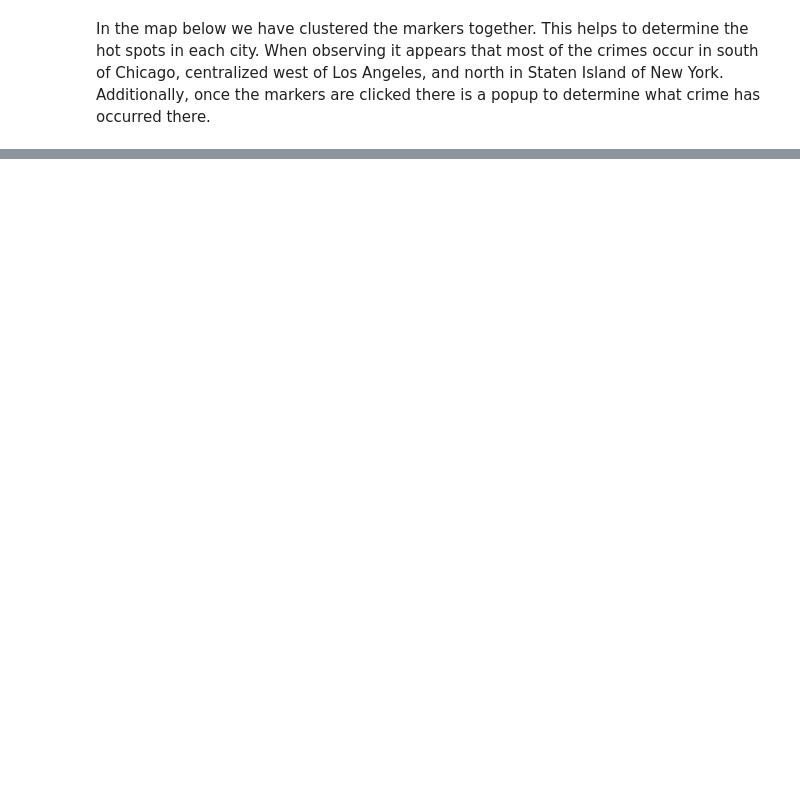
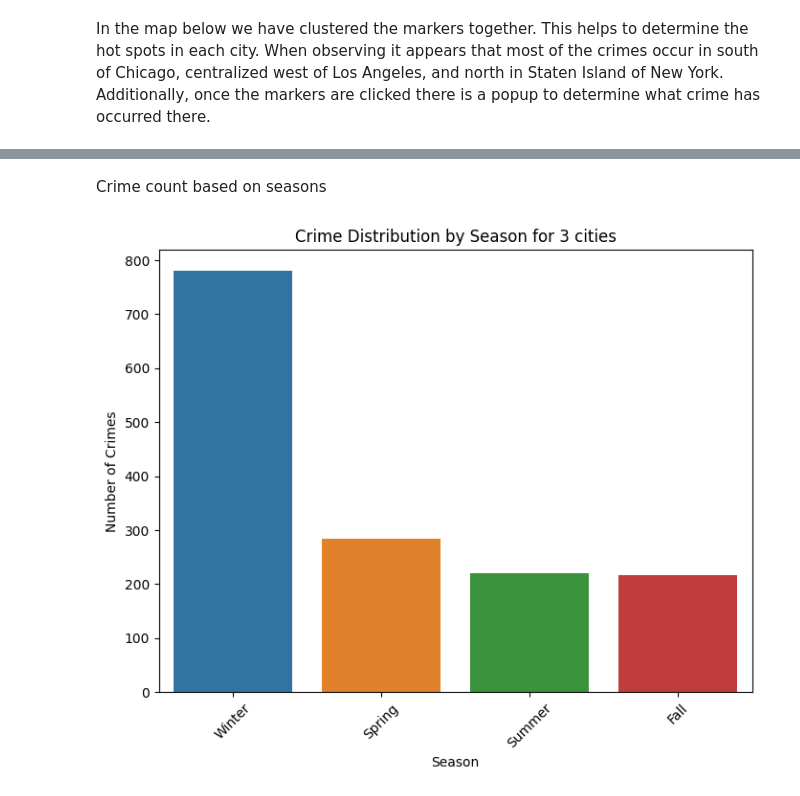
Before and after one commit to aya-rodgers97/Crime-Project-Tools-1, a Jupyter notebook: project_paper.ipynb, the cells around one changed output, grey strips where cells are left out. Saved outputs shown, nothing was run; the diff lists cells and outputs as text; code cells hidden in the pictures; blank space fills up the shorter version.

```diff
--- a/project_paper.ipynb
+++ b/project_paper.ipynb
@@ -378,0 +407,34 @@ la_map2
+# %% [markdown]
+Crime count based on seasons
+# %%
+data = combined_df
+
+# Convert 'Date' column to datetime format
+data['Date'] = pd.to_datetime(data['Date'], errors='coerce')
+
+# Extract month from the date
+data['Month'] = data['Date'].dt.month
+
+# Function to map month to season
+def map_season(month):
+    if month in [3, 4, 5]: return 'Spring'
+    elif month in [6, 7, 8]: return 'Summer'
+    elif month in [9, 10, 11]: return 'Fall'
+    else: return 'Winter'
+
+# Map month to season
+data['Season'] = data['Month'].apply(map_season)
+
+# Count occurrences of crimes by season
+crime_by_season = data['Season'].value_counts()
+
+# Plot crime distribution by season
+plt.figure(figsize=(8, 6))
+sns.barplot(x=crime_by_season.index, y=crime_by_season.values)
+plt.title('Crime Distribution by Season for 3 cities')
+plt.xlabel('Season')
+plt.ylabel('Number of Crimes')
+plt.xticks(rotation=45)
+plt.show()
+# %% [output]
+[figure, added]
```
Also changed, not shown: parts of 17 cells of this notebook.
